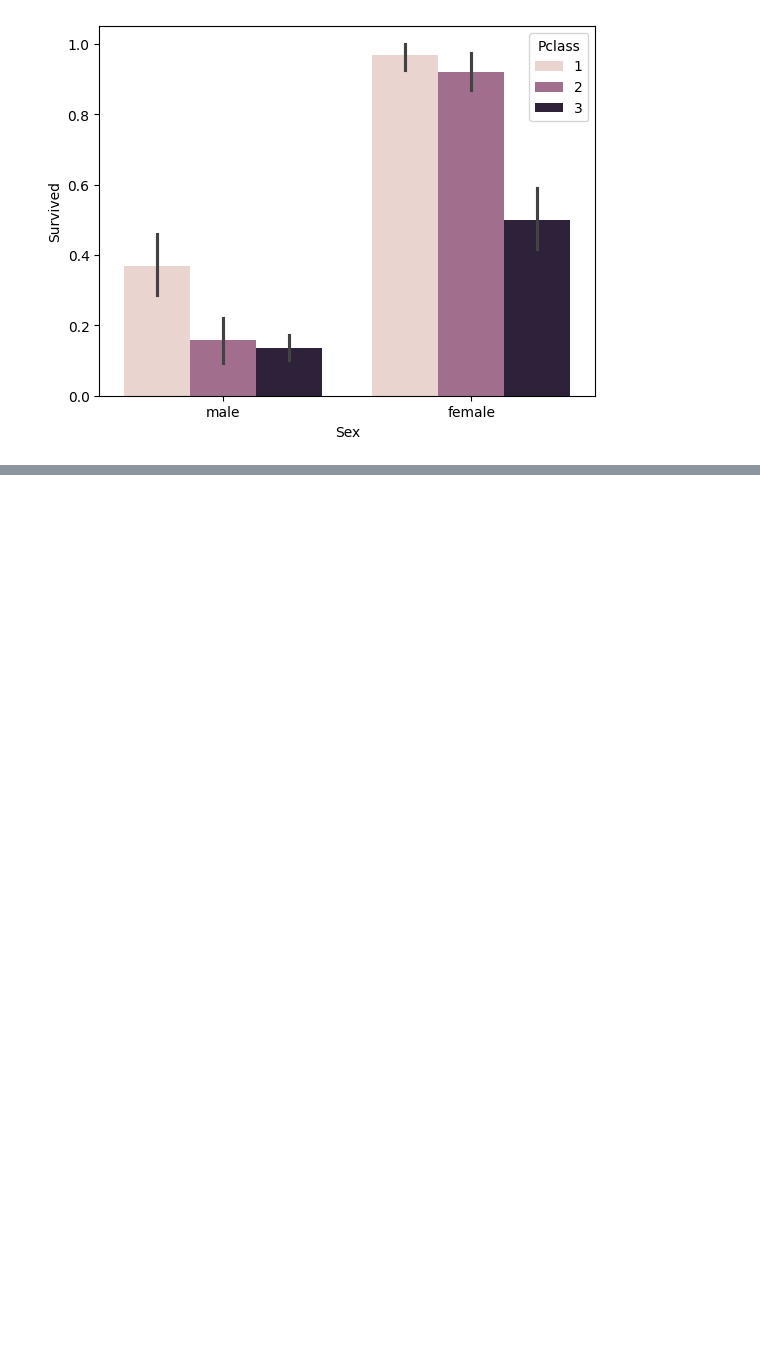
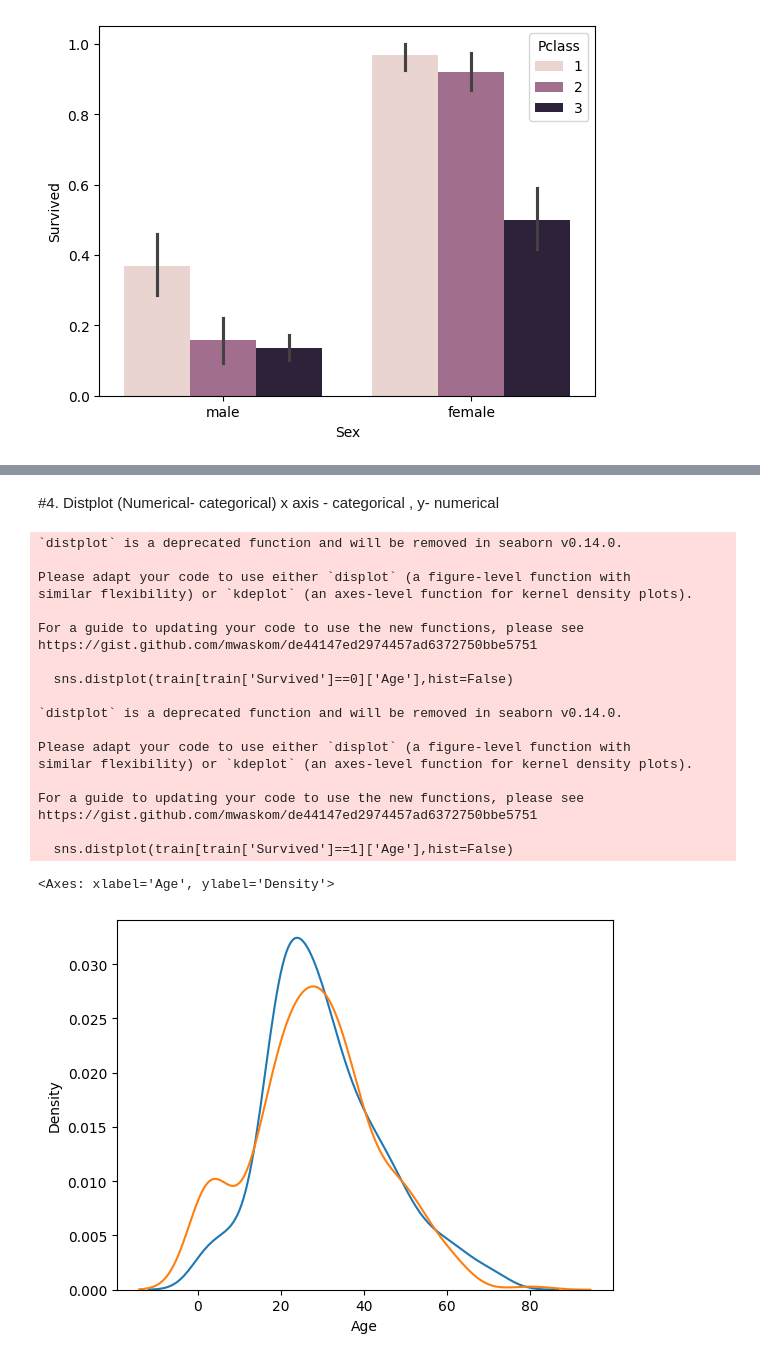
Before and after one commit to souravk03/Machine-Learning-404, a Jupyter notebook: EDA_III_Bivariate_Multivariate.ipynb, the cells around one changed output, grey strips where cells are left out. Cells and saved outputs as stored; diff of their text form; code cells hidden in the pictures; blank space fills up the shorter version.

```diff
--- a/EDA_III_Bivariate_Multivariate.ipynb
+++ b/EDA_III_Bivariate_Multivariate.ipynb
@@ -113,0 +122,28 @@ sns.barplot(data=train,x='Sex',y='Survived',hue='Pclass')
+# %% [markdown]
+#4. Distplot (Numerical- categorical)
+x axis - categorical , y- numerical
+# %%
+sns.distplot(train[train['Survived']==0]['Age'],hist=False)
+sns.distplot(train[train['Survived']==1]['Age'],hist=False)
+# %% [output]
+`distplot` is a deprecated function and will be removed in seaborn v0.14.0.
+
+Please adapt your code to use either `displot` (a figure-level function with
+similar flexibility) or `kdeplot` (an axes-level function for kernel density plots).
+
+For a guide to updating your code to use the new functions, please see
+https://gist.github.com/mwaskom/de44147ed2974457ad6372750bbe5751
+
+  sns.distplot(train[train['Survived']==0]['Age'],hist=False)
+
+`distplot` is a deprecated function and will be removed in seaborn v0.14.0.
+
+Please adapt your code to use either `displot` (a figure-level function with
+similar flexibility) or `kdeplot` (an axes-level function for kernel density plots).
+
+For a guide to updating your code to use the new functions, please see
+https://gist.github.com/mwaskom/de44147ed2974457ad6372750bbe5751
+
+  sns.distplot(train[train['Survived']==1]['Age'],hist=False)
+<Axes: xlabel='Age', ylabel='Density'>
+[figure, added]
```
Also changed, not shown: parts of 17 cells of this notebook.
